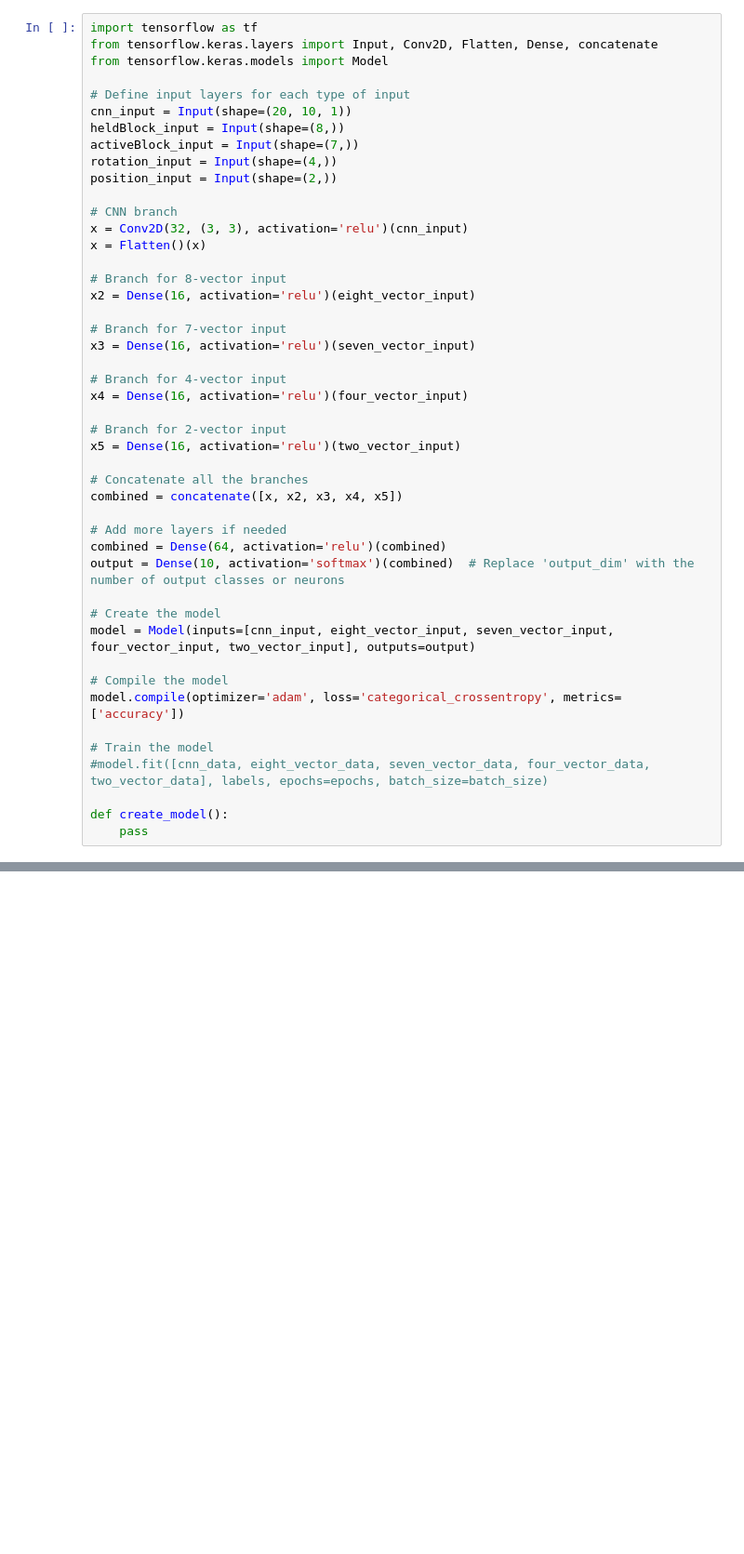
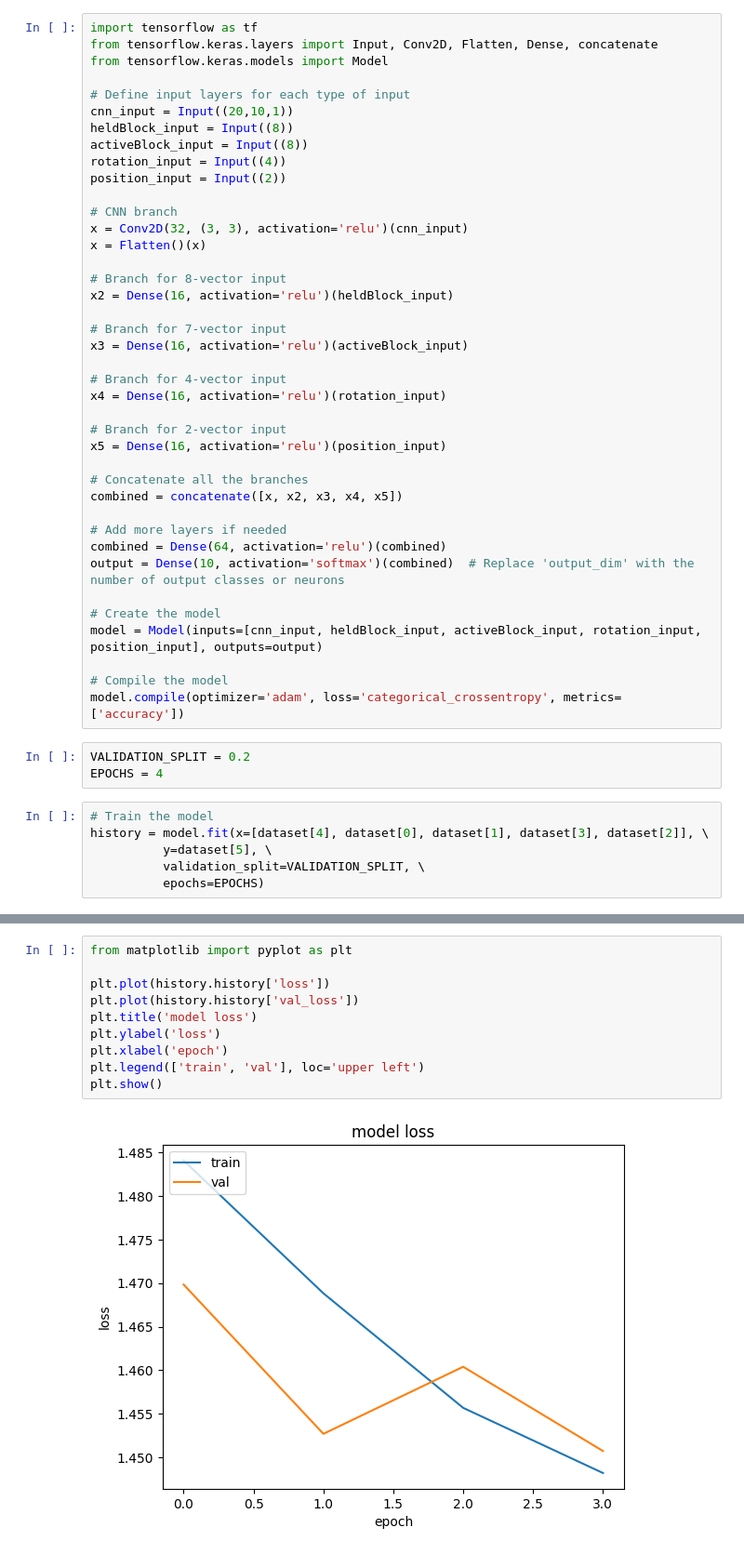
Before and after one commit to bbenip/tetris-ai, a Jupyter notebook: model/model.ipynb, the cells around one changed output, grey strips where cells are left out. Shown at 93% size. Saved outputs shown, nothing was run; the diff lists cells and outputs as text; blank space fills up the shorter version.

Commit message:
Add training code Add loss plot

```diff
--- a/model/model.ipynb
+++ b/model/model.ipynb
@@ -53,27 +102,27 @@ from tensorflow.keras.layers import Input, Conv2D, Flatten, Dense, concatenate
 from tensorflow.keras.models import Model
 
 # Define input layers for each type of input
-cnn_input = Input(shape=(20, 10, 1))
-heldBlock_input = Input(shape=(8,))
-activeBlock_input = Input(shape=(7,))
-rotation_input = Input(shape=(4,))
-position_input = Input(shape=(2,))
+cnn_input = Input((20,10,1))
+heldBlock_input = Input((8))
+activeBlock_input = Input((8))
+rotation_input = Input((4))
+position_input = Input((2))
 
 # CNN branch
 x = Conv2D(32, (3, 3), activation='relu')(cnn_input)
 x = Flatten()(x)
 
 # Branch for 8-vector input
-x2 = Dense(16, activation='relu')(eight_vector_input)
+x2 = Dense(16, activation='relu')(heldBlock_input)
 
 # Branch for 7-vector input
-x3 = Dense(16, activation='relu')(seven_vector_input)
+x3 = Dense(16, activation='relu')(activeBlock_input)
 
 # Branch for 4-vector input
-x4 = Dense(16, activation='relu')(four_vector_input)
+x4 = Dense(16, activation='relu')(rotation_input)
 
 # Branch for 2-vector input
-x5 = Dense(16, activation='relu')(two_vector_input)
+x5 = Dense(16, activation='relu')(position_input)
 
 # Concatenate all the branches
 combined = concatenate([x, x2, x3, x4, x5])
@@ -83,13 +132,16 @@ combined = Dense(64, activation='relu')(combined)
 output = Dense(10, activation='softmax')(combined)  # Replace 'output_dim' with the number of output classes or neurons
 
 # Create the model
-model = Model(inputs=[cnn_input, eight_vector_input, seven_vector_input, four_vector_input, two_vector_input], outputs=output)
+model = Model(inputs=[cnn_input, heldBlock_input, activeBlock_input, rotation_input, position_input], outputs=output)
 
 # Compile the model
 model.compile(optimizer='adam', loss='categorical_crossentropy', metrics=['accuracy'])
-
-# Train the model
-#model.fit([cnn_data, eight_vector_data, seven_vector_data, four_vector_data, two_vector_data], labels, epochs=epochs, batch_size=batch_size)
-
-def create_model():
-    pass
+# %%
+VALIDATION_SPLIT = 0.2
+EPOCHS = 4
+# %%
+# Train the model
+history = model.fit(x=[dataset[4], dataset[0], dataset[1], dataset[3], dataset[2]], \
+          y=dataset[5], \
+          validation_split=VALIDATION_SPLIT, \
+          epochs=EPOCHS)
@@ -95,0 +157,12 @@ def create_model():
+# %%
+from matplotlib import pyplot as plt
+
+plt.plot(history.history['loss'])
+plt.plot(history.history['val_loss'])
+plt.title('model loss')
+plt.ylabel('loss')
+plt.xlabel('epoch')
+plt.legend(['train', 'val'], loc='upper left')
+plt.show()
+# %% [output]
+[figure, added]
```
Also changed, not shown: parts of 11 cells of this notebook.
